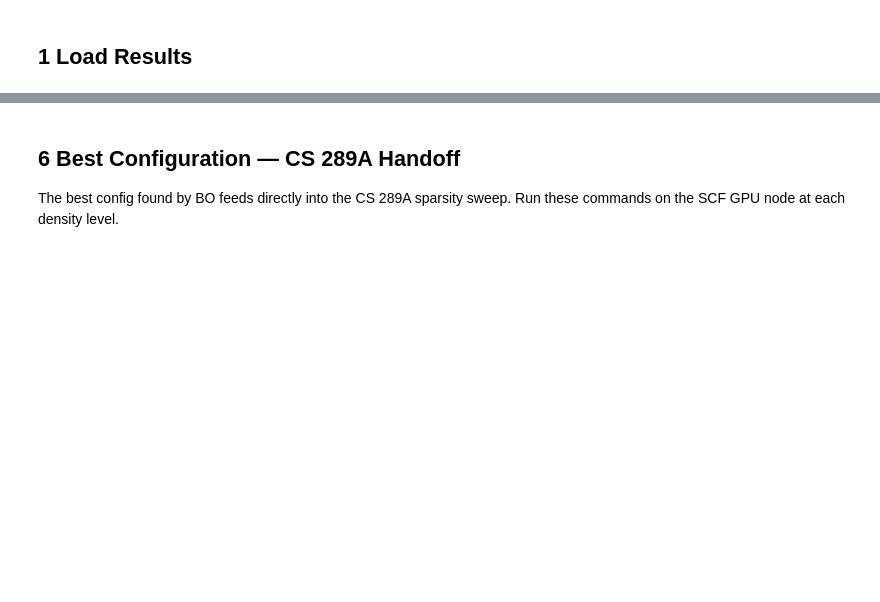
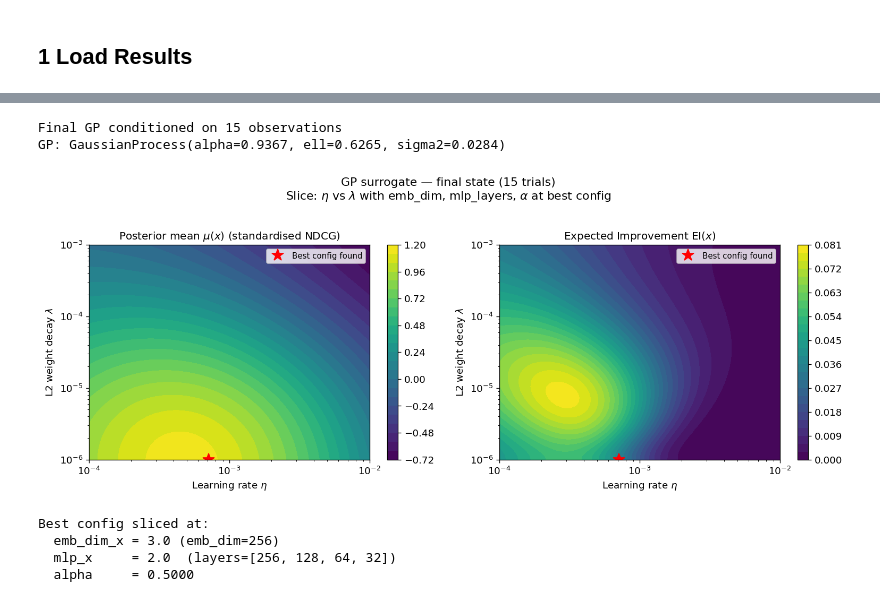
Before and after one commit to ricardo-pc/Bayesian-Optimization-for-ML, a Jupyter notebook: notebooks/01_ncf_bo.ipynb, the cells around one changed output, grey strips where cells are left out. Saved outputs shown, nothing was run; the diff lists cells and outputs as text; code cells hidden in the pictures; blank space fills up the shorter version.

```diff
--- a/notebooks/01_ncf_bo.ipynb
+++ b/notebooks/01_ncf_bo.ipynb
@@ -192,6 +352,6 @@ $$v(x) = K(x,x) - \mathbf{k}(x)^\top (K + \sigma^2 I_n)^{-1} \mathbf{k}(x) \qqua
 # %%
 # Reconstruct encoded X matrix from saved CSV columns
-# CSV stores: emb_dim_x, mlp_x, log_lr, log_l2  (encoded) + alpha (= actual, same scale)
+# CSV stores: emb_dim_x, mlp_x, log_lr, log_l2 (encoded) + alpha (same scale)
 X_all_raw = bo_df[["emb_dim_x", "mlp_x", "log_lr", "log_l2", "alpha"]].values  # (n, 5)
 y_all     = bo_df["val_ndcg"].values
 
@@ -201,7 +361,8 @@ y_std  = (y_all - y_all.mean()) / y_all.std()
 
 gp_final = GaussianProcess(n_restarts=5)
 gp_final.condition(X_unit, y_std)
-print(f"Final GP: {gp_final}")
+print(f"Final GP conditioned on {len(bo_df)} observations")
+print(f"GP: {gp_final}")
 
 # Best encoded config from the CSV
 best_row = bo_df.loc[bo_df["val_ndcg"].idxmax()]
@@ -225,40 +386,48 @@ base[:, 3] = L2_g.ravel()
 mu_grid, _  = gp_final.predict(base)
 ei_grid     = expected_improvement(base, gp_final, y_best=y_std.max())
 
 # Back to original scale for axis labels
 lr_orig = np.exp(LO[2] + lr_range * (HI[2] - LO[2]))
 l2_orig = np.exp(LO[3] + l2_range * (HI[3] - LO[3]))
 LR_orig, L2_orig = np.meshgrid(lr_orig, l2_orig)
 
 fig, axes = plt.subplots(1, 2, figsize=(13, 5))
 best_lr_val = np.exp(best_row["log_lr"])
 best_l2_val = np.exp(best_row["log_l2"])
 
 for ax, Z, label in [
     (axes[0], mu_grid.reshape(n_grid, n_grid),
-     r"Posterior mean $\mu(x)$ (standardised)"),
+     r"Posterior mean $\mu(x)$ (standardised NDCG)"),
     (axes[1], ei_grid.reshape(n_grid, n_grid),
-     r"EI$(x)$"),
+     r"Expected Improvement EI$(x)$"),
 ]:
     ct = ax.contourf(LR_orig, L2_orig, Z, levels=30, cmap="viridis")
     fig.colorbar(ct, ax=ax)
     ax.set_xscale("log"); ax.set_yscale("log")
     ax.set_xlabel(r"Learning rate $\eta$")
     ax.set_ylabel(r"L2 weight decay $\lambda$")
     ax.set_title(label)
-    ax.plot(best_lr_val, best_l2_val, "r*", markersize=14, label="Best config")
+    ax.plot(best_lr_val, best_l2_val, "r*", markersize=14, label="Best config found")
     ax.legend(fontsize=9)
 
 plt.suptitle(
-    "GP surrogate — final state (all 28 BO trials)\n"
-    r"Slice: $\eta$ vs $\lambda$, other dims at best config",
+    f"GP surrogate — final state ({len(bo_df)} trials)\n"
+    r"Slice: $\eta$ vs $\lambda$ with emb_dim, mlp_layers, $\alpha$ at best config",
     y=1.02
 )
 plt.tight_layout()
 plt.savefig("../figures/ncf_gp_final.png", bbox_inches="tight")
 plt.show()
+
+print(f"\nBest config sliced at:")
+print(f"  emb_dim_x = {best_row['emb_dim_x']} (emb_dim={int(best_row['emb_dim'])})")
+print(f"  mlp_x     = {best_row['mlp_x']}  (layers={best_row['mlp_layers']})")
+print(f"  alpha     = {best_row['alpha']:.4f}")
+# %% [output]
+Final GP conditioned on 15 observations
+GP: GaussianProcess(alpha=0.9367, ell=0.6265, sigma2=0.0284)
+[figure, added]
+Best config sliced at:
+  emb_dim_x = 3.0 (emb_dim=256)
+  mlp_x     = 2.0  (layers=[256, 128, 64, 32])
+  alpha     = 0.5000
-# %% [markdown]
-## 6  Best Configuration — CS 289A Handoff
-
-The best config found by BO feeds directly into the CS 289A sparsity sweep.
-Run these commands on the SCF GPU node at each density level.
```
Also changed, not shown: parts of 20 cells of this notebook, 35 other files.
